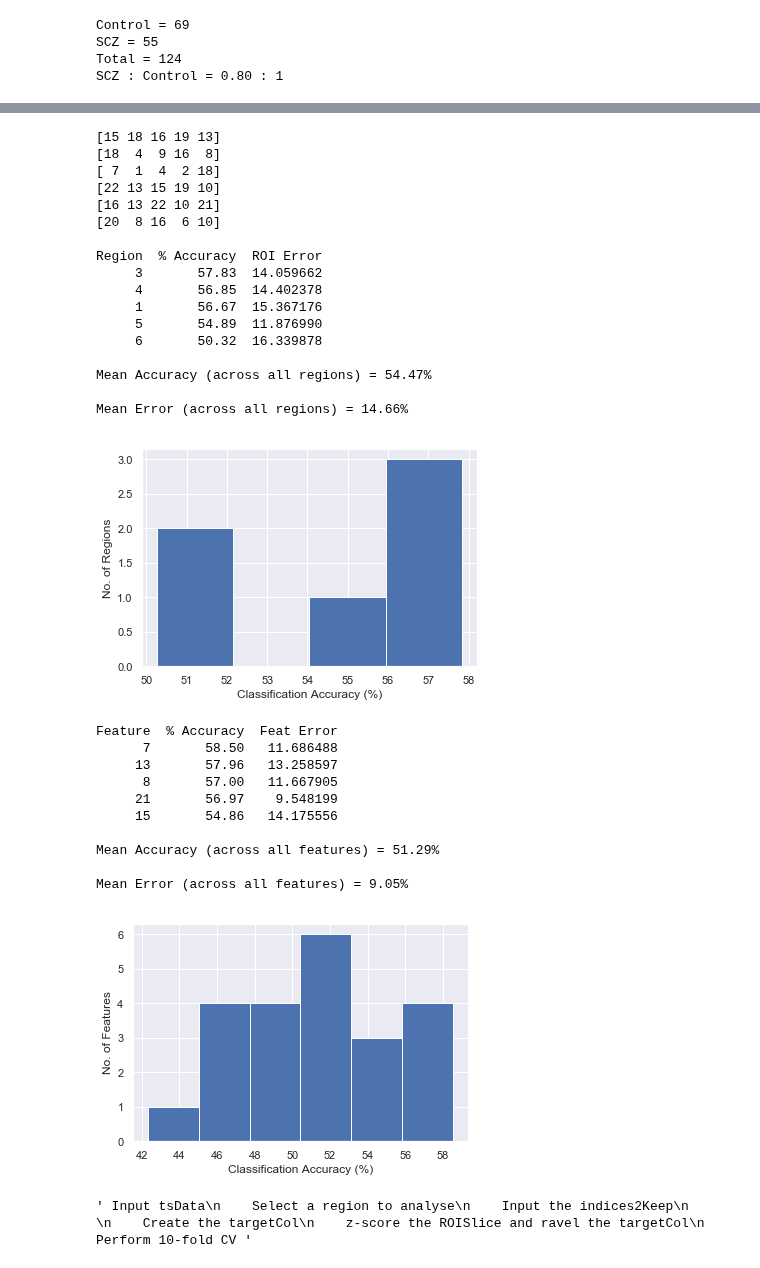
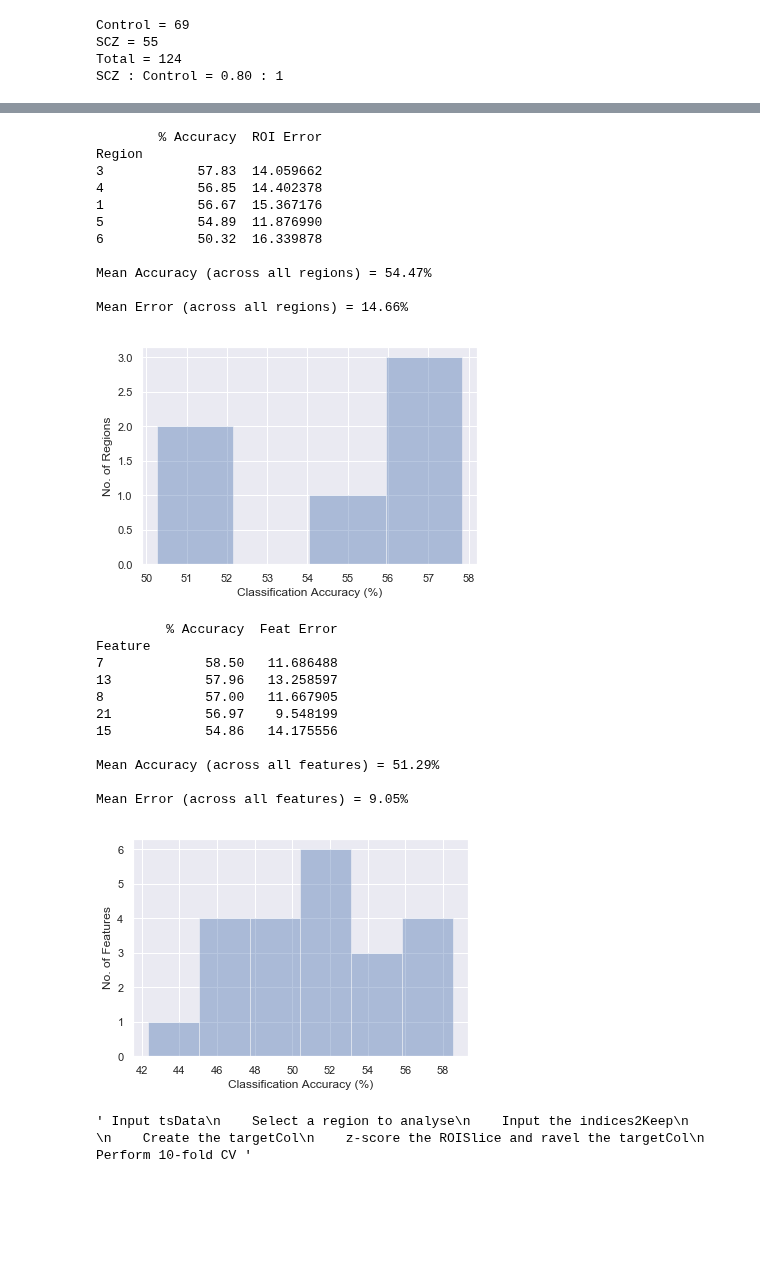
Before and after one commit to DynamicsAndNeuralSystems/fMRI_FeaturesDisorders, a Jupyter notebook: refinedCode.ipynb, the cells around one changed output, grey strips where cells are left out. Cells and saved outputs as stored; diff of their text form; code cells hidden in the pictures; blank space fills up the shorter version.

Commit message:
Minor edits to code Added the python feature list (.txt file) Culled excess code from the README

```diff
--- a/refinedCode.ipynb
+++ b/refinedCode.ipynb
@@ -45,7 +45,7 @@ PyFeatList_txt = 'PythonFeatureList.txt' # This text file contains the 22 featur
 
 # Add a multi-level index to the feature matrix and save into the variable, tsData
 # Also store the number of ROIs and subjects in the data
-tsData, ROIs, subjects, feats = af.addIndices(element_txt,subPath,PyFeatList_txt)
+tsData, ROIs, subjects, feats, featList = af.addIndices(element_txt,subPath,PyFeatList_txt)
 # %%
 # Select a given feature from the dataframe
 ''' This function should take the tsData, feature name and the indices to be kept (based on the threshold fd) and
@@ -131,7 +133,7 @@ Total = 124
 SCZ : Control = 0.80 : 1
 # %%
 # Assign the data to variables
-DataSlice = ROISlice # featSlice or ROISlice
+DataSlice = featSlice # featSlice or ROISlice
 DataSlice_zscored = DataSlice.apply(zscore)
 
 X = DataSlice_zscored
@@ -180,7 +191,7 @@ def showMeROIAccPlot(ROIs, tsData, indices2KeepMat, targetCol, boolean):
     ''' This function displays the region accuracy plot and the top 5 regions
     having the highest accuracies
     If 0 is given as an input, this function suppresses any printed messages
-    and plots but returns the mean regional accuracy '''
+    and plots but returns the mean regional accuracy and error '''
 
     # Initialise a few variables
     regions = np.zeros([ROIs])
@@ -194,15 +205,15 @@ def showMeROIAccPlot(ROIs, tsData, indices2KeepMat, targetCol, boolean):
         tsDataSlice = tsData.loc[n,indices2KeepMat,:]
         tsDataSlice_zscored = tsDataSlice.apply(zscore)
 
-        # Print the top 5 features for each region being analysed
-        top5Feats = af.getTPVals(targetCol, tsDataSlice)[2]
-        print(top5Feats)
+        ## Print the top 5 features for each region being analysed
+        # top5Feats = af.getTPVals(targetCol, tsDataSlice)[2]
+        # print(top5Feats)
 
         # Assign the data to variables
         X = tsDataSlice_zscored
         y = np.ravel(targetCol)
 
-        avgScore = af.get10FoldCVScore(X,y).mean()
+        avgScore = af.get10FoldCVScore(X,y).mean() # Denotes how good all the features in a given region are at predicting if a subject has SCZ
         avgSTD = af.get10FoldCVScore(X,y).std()
         regions[n-1] = n
         region_acc[n-1] = avgScore
@@ -212,10 +223,11 @@ def showMeROIAccPlot(ROIs, tsData, indices2KeepMat, targetCol, boolean):
     df['Region'] = df.Region.astype(int)
 
     df_sorted = df.sort_values(by='% Accuracy',ascending=False)
+    df_sorted = df_sorted.set_index('Region')
 
     if boolean == 1:
         print('')
-        print(df_sorted[:5].to_string(index=False))
+        print(df_sorted[:5].to_string())
         print('')
 
         print('Mean Accuracy (across all regions) = ' +
@@ -226,7 +238,7 @@ def showMeROIAccPlot(ROIs, tsData, indices2KeepMat, targetCol, boolean):
         "{0:.2f}".format(df['ROI Error'].mean()) + '%')
         print('')
 
-        plt.hist(region_acc, bins='auto')
+        sns.distplot(region_acc, bins='auto', kde=False)
         plt.xlabel('Classification Accuracy (%)')
         plt.ylabel('No. of Regions')
         plt.show()
@@ -235,28 +247,22 @@ def showMeROIAccPlot(ROIs, tsData, indices2KeepMat, targetCol, boolean):
     elif boolean == 0:
         meanROIAcc = '{0:.2f}'.format(df['% Accuracy'].mean())
         AvgROIError = '{0:.2f}'.format(df['ROI Error'].mean())
-        return meanROIAcc, AvgROIError
+        return meanROIAcc, AvgROIError, df_sorted
 
-showMeROIAccPlot(ROIs, tsData, indices2KeepMat, targetCol, 1)
+showMeROIAccPlot(ROIs, tsData, indices2KeepMat, targetCol,1)
 # %% [output]
-[15 18 16 19 13]
-[18  4  9 16  8]
-[ 7  1  4  2 18]
-[22 13 15 19 10]
-[16 13 22 10 21]
-[20  8 16  6 10]
-
-Region  % Accuracy  ROI Error
-     3       57.83  14.059662
-     4       56.85  14.402378
-     1       56.67  15.367176
-     5       54.89  11.876990
-     6       50.32  16.339878
+        % Accuracy  ROI Error
+Region
+3            57.83  14.059662
+4            56.85  14.402378
+1            56.67  15.367176
+5            54.89  11.876990
+6            50.32  16.339878
 
 Mean Accuracy (across all regions) = 54.47%
 
 Mean Error (across all regions) = 14.66%
-[figure, old version]
+[figure, new version]
 # %%
 # Define a function, showMeFeatAccPlot
 
@@ -267,7 +273,7 @@ def showMeFeatAccPlot(ROIs, feats, subjects, tsData, indices2KeepMat, targetCol,
     ''' This function displays the feature accuracy plot and the top 5 features
     having the highest accuracies
     If 0 is given as an input, this function suppresses any printed messages
-    and plots but returns the mean feature accuracy '''
+    and plots but returns the mean feature accuracy and error '''
 
     # Initialise a few variables
     featNo = np.zeros([feats])
@@ -295,40 +301,42 @@ def showMeFeatAccPlot(ROIs, feats, subjects, tsData, indices2KeepMat, targetCol,
     df['Feature'] = df.Feature.astype(int)
 
     df_sorted = df.sort_values(by='% Accuracy',ascending=False)
+    df_sorted = df_sorted.set_index('Feature')
 
     if boolean == 1:
-        print(df_sorted[:5].to_string(index=False))
+        print(df_sorted[:5].to_string())
         print('')
 
         print('Mean Accuracy (across all features) = ' +
         "{0:.2f}".format(df['% Accuracy'].mean()) + '%')
         print('')
 
         print('Mean Error (across all features) = ' +
         "{0:.2f}".format(df['Feat Error'].mean()) + '%')
         print('')
 
-        plt.hist(feat_acc, bins='auto')
+        sns.distplot(feat_acc, bins='auto', kde=False)
         plt.xlabel('Classification Accuracy (%)')
         plt.ylabel('No. of Features')
         plt.show()
         return
 
     elif boolean == 0:
         meanFeatAcc = '{0:.2f}'.format(df['% Accuracy'].mean())
         AvgFeatError = '{0:.2f}'.format(df['Feat Error'].mean())
         return meanFeatAcc, AvgFeatError, df_sorted
 
 showMeFeatAccPlot(ROIs, feats, subjects, tsData, indices2KeepMat, targetCol, 1)
 # %% [output]
-Feature  % Accuracy  Feat Error
-      7       58.50   11.686488
-     13       57.96   13.258597
-      8       57.00   11.667905
-     21       56.97    9.548199
-     15       54.86   14.175556
+         % Accuracy  Feat Error
+Feature
+7             58.50   11.686488
+13            57.96   13.258597
+8             57.00   11.667905
+21            56.97    9.548199
+15            54.86   14.175556
 
 Mean Accuracy (across all features) = 51.29%
 
 Mean Error (across all features) = 9.05%
-[figure, old version]
+[figure, new version]
```
Also changed, not shown: parts of 8 cells of this notebook, 3 other files.
